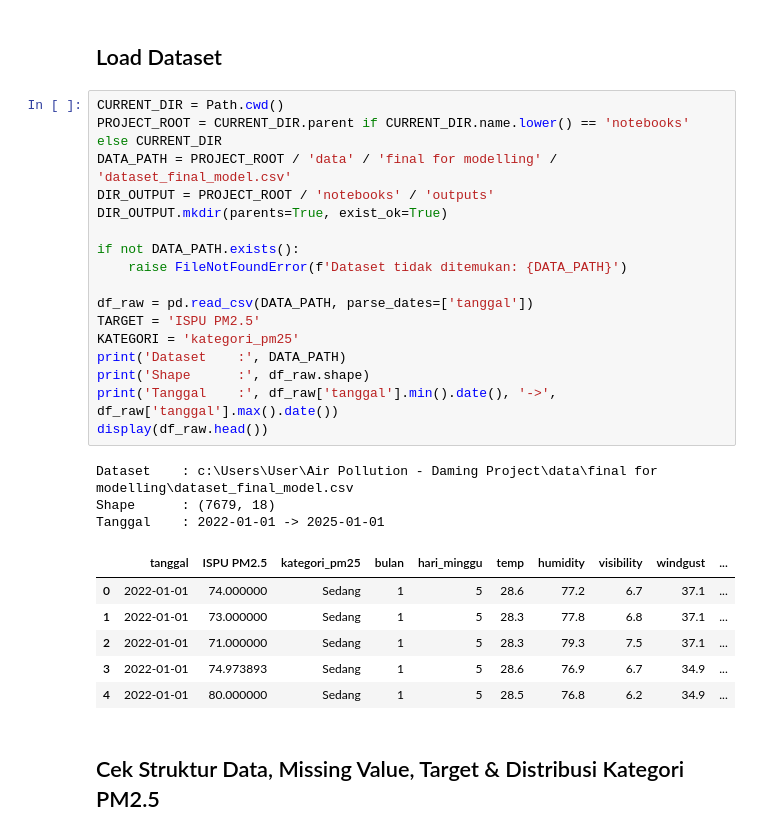
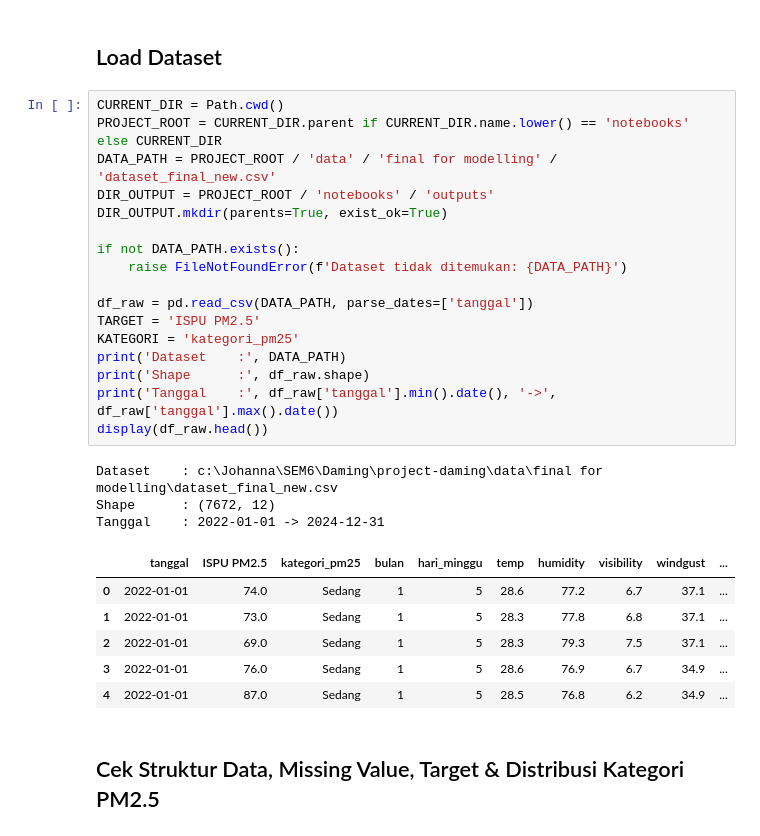
Before and after one commit to aauliaaz/project-daming, a Jupyter notebook: notebooks/02_Modelling_LSTM.ipynb, the cells around one changed output. Saved outputs shown, nothing was run; the diff lists cells and outputs as text.

```diff
--- a/notebooks/02_Modelling_LSTM.ipynb
+++ b/notebooks/02_Modelling_LSTM.ipynb
@@ -35,30 +35,30 @@ TensorFlow: 2.21.0 | Keras: 3.14.0
 # %%
 CURRENT_DIR = Path.cwd()
 PROJECT_ROOT = CURRENT_DIR.parent if CURRENT_DIR.name.lower() == 'notebooks' else CURRENT_DIR
-DATA_PATH = PROJECT_ROOT / 'data' / 'final for modelling' / 'dataset_final_model.csv'
+DATA_PATH = PROJECT_ROOT / 'data' / 'final for modelling' / 'dataset_final_new.csv'
 DIR_OUTPUT = PROJECT_ROOT / 'notebooks' / 'outputs'
 DIR_OUTPUT.mkdir(parents=True, exist_ok=True)
 
 if not DATA_PATH.exists():
     raise FileNotFoundError(f'Dataset tidak ditemukan: {DATA_PATH}')
 
 df_raw = pd.read_csv(DATA_PATH, parse_dates=['tanggal'])
 TARGET = 'ISPU PM2.5'
 KATEGORI = 'kategori_pm25'
 print('Dataset    :', DATA_PATH)
 print('Shape      :', df_raw.shape)
 print('Tanggal    :', df_raw['tanggal'].min().date(), '->', df_raw['tanggal'].max().date())
 display(df_raw.head())
 # %% [output]
-Dataset    : c:\Users\User\Air Pollution - Daming Project\data\final for modelling\dataset_final_model.csv
-Shape      : (7679, 18)
-Tanggal    : 2022-01-01 -> 2025-01-01
+Dataset    : c:\Johanna\SEM6\Daming\project-daming\data\final for modelling\dataset_final_new.csv
+Shape      : (7672, 12)
+Tanggal    : 2022-01-01 -> 2024-12-31
 |  | tanggal | ISPU PM2.5 | kategori_pm25 | bulan | hari_minggu | temp | humidity | visibility | windgust | ... |
-| 0 | 2022-01-01 | 74.000000 | Sedang | 1 | 5 | 28.6 | 77.2 | 6.7 | 37.1 | ... |
-| 1 | 2022-01-01 | 73.000000 | Sedang | 1 | 5 | 28.3 | 77.8 | 6.8 | 37.1 | ... |
-| 2 | 2022-01-01 | 71.000000 | Sedang | 1 | 5 | 28.3 | 79.3 | 7.5 | 37.1 | ... |
-| 3 | 2022-01-01 | 74.973893 | Sedang | 1 | 5 | 28.6 | 76.9 | 6.7 | 34.9 | ... |
-| 4 | 2022-01-01 | 80.000000 | Sedang | 1 | 5 | 28.5 | 76.8 | 6.2 | 34.9 | ... |
+| 0 | 2022-01-01 | 74.0 | Sedang | 1 | 5 | 28.6 | 77.2 | 6.7 | 37.1 | ... |
+| 1 | 2022-01-01 | 73.0 | Sedang | 1 | 5 | 28.3 | 77.8 | 6.8 | 37.1 | ... |
+| 2 | 2022-01-01 | 69.0 | Sedang | 1 | 5 | 28.3 | 79.3 | 7.5 | 37.1 | ... |
+| 3 | 2022-01-01 | 76.0 | Sedang | 1 | 5 | 28.6 | 76.9 | 6.7 | 34.9 | ... |
+| 4 | 2022-01-01 | 87.0 | Sedang | 1 | 5 | 28.5 | 76.8 | 6.2 | 34.9 | ... |
 # %% [markdown]
 ## Cek Struktur Data, Missing Value, Target & Distribusi Kategori PM2.5
 # %%
```
Also changed, not shown: parts of 3 cells of this notebook, 16 other files.
